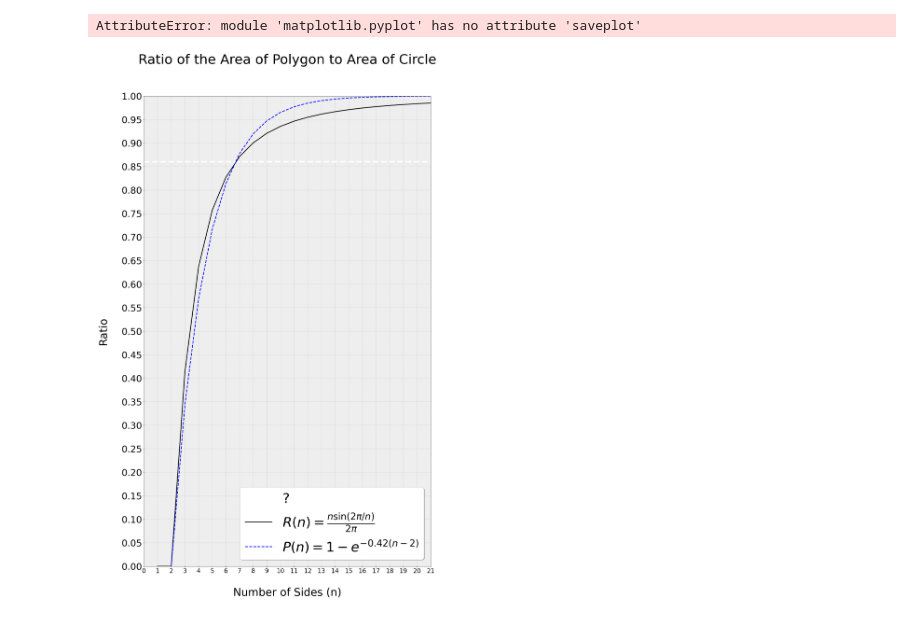
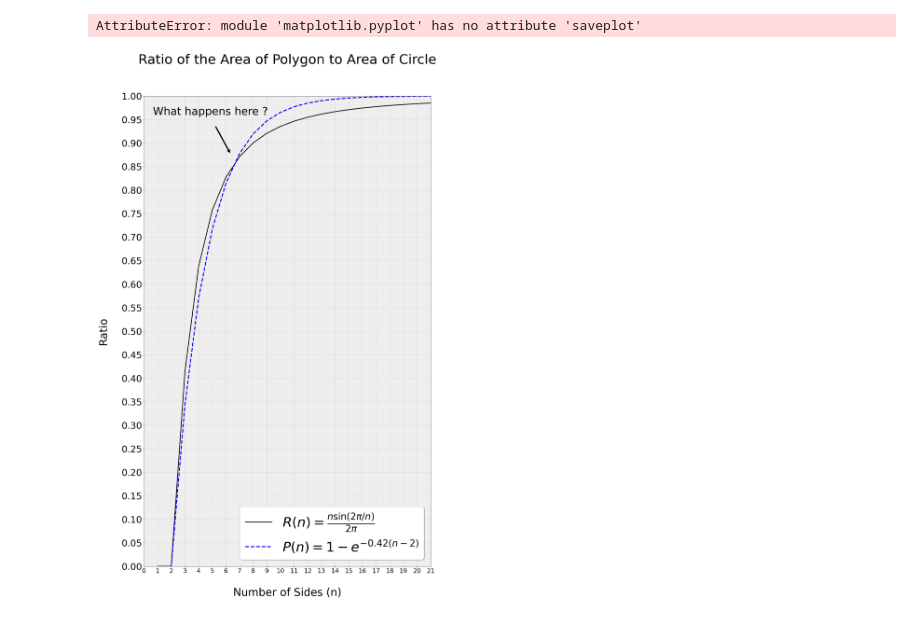
Before and after one commit to hamidreza-mohammadiha/Me, a Jupyter notebook: Plots.ipynb, the cells around one changed output. Cells and saved outputs as stored; diff of their text form; code cells hidden in the pictures.

```diff
--- a/Plots.ipynb
+++ b/Plots.ipynb
@@ -58,53 +58,70 @@ def Q(n):
     return n / ((2 * np.sqrt(2) * np.pi - 8) + n)
 
 # Define function P(n) - Exponential approximation
-def P(n, k=0.42, n0=2):
+def P41(n, k=0.41, n0=2):
+    return 1 - 0.9*np.exp(-k * (n - n0))
+
+def P42(n, k=0.42, n0=2):
     return 1 - np.exp(-k * (n - n0))
+
+def P43(n, k=0.43, n0=2):
+    return 1 - 1.1*np.exp(-k * (n - n0))
 
 # Generate values for n
 n_values = np.arange(0, 22)  # Start from 3 (minimum polygon sides: triangle)
 
 # Compute values for each function
 R_values = R(n_values)
-P_values = P(n_values)
+
+P41_values = P41(n_values)
+P42_values = P42(n_values)
+P43_values = P43(n_values)
+
 Q_values = Q(n_values)
 
 # Plotting
 plt.figure(figsize=(20, 33))
 
 # ?
-plt.axhline(y=0.86, color='white', linestyle='--', label=r'$?$', linewidth=6)
+# plt.axhline(y=0.86, color='white', linestyle='--', label=r'$?$', linewidth=2)
 
 # Plot R(n)
 plt.plot(n_values, R_values, label=r'$R(n) = \frac{n \sin(2\pi/n)}{2\pi}$', color='black', linewidth=3)
 
 # Plot P(n) (Exponential approximation)
-plt.plot(n_values, P_values, label=r'$P(n) = 1 - e^{-0.42(n-2)}$', color='blue', linestyle='--', linewidth=3)
+# plt.plot(n_values, P41_values, label=r'$P(n) = 1 - 0.9×e^{-0.41(n-2)}$', color='red', linestyle='--', linewidth=4)
+plt.plot(n_values, P42_values, label=r'$P(n) = 1 - e^{-0.42(n-2)}$', color='blue', linestyle='--', linewidth=4)
+# plt.plot(n_values, P43_values, label=r'$P(n) = 1 - 1.1×e^{-0.43(n-2)}$', color='green', linestyle='--', linewidth=4)
+
+plt.plot(3, 0.66)
+
 
 # Plot Q(n) (Approximation 1)
 # plt.plot(n_values, Q_values, label=r'$Q(n) = \frac{n}{(2\sqrt{2}\pi - 8) + n}$', color='green', linestyle='-.')
 
 # Add reference lines
 
 # plt.axhline(y=(2 * np.sqrt(2) / np.pi), color='red', linestyle='--', label=r'$R(4) = \frac{2\sqrt{2}}{\pi}$', linewidth=1.5)
 
 # Chart customization
 plt.title('Ratio of the Area of Polygon to Area of Circle\n\n', fontsize=52)
 plt.xlabel('\nNumber of Sides (n)\n', fontsize=42)
 plt.ylabel('Ratio\n', fontsize=42)
 plt.grid(color='gray', linestyle='--', linewidth=1, alpha=0.3)
 plt.xlim(3, 21)
 plt.ylim(0, 1)
 plt.xticks(np.arange(0, 22, 1), fontsize=24)
 plt.yticks(np.linspace(0, 1, 21), fontsize=36)
 plt.legend(fontsize=52, shadow=True)
 
+plt.annotate('What happens here ?', fontsize=42, xy=(6.66, 0.86), xytext=(0.66, 0.96), arrowprops=dict(facecolor='black', shrink=0.2))
+
 # Set background color
 plt.gcf().set_facecolor('white')
 plt.gca().set_facecolor('#eeeeee')
 
 # Save and display the plot
 plt.savefig('playgon', dpi=100)
 plt.show()
 # %% [output]
-[figure, old version]
+[figure, new version]
```
Also changed, not shown: 2 other files.
